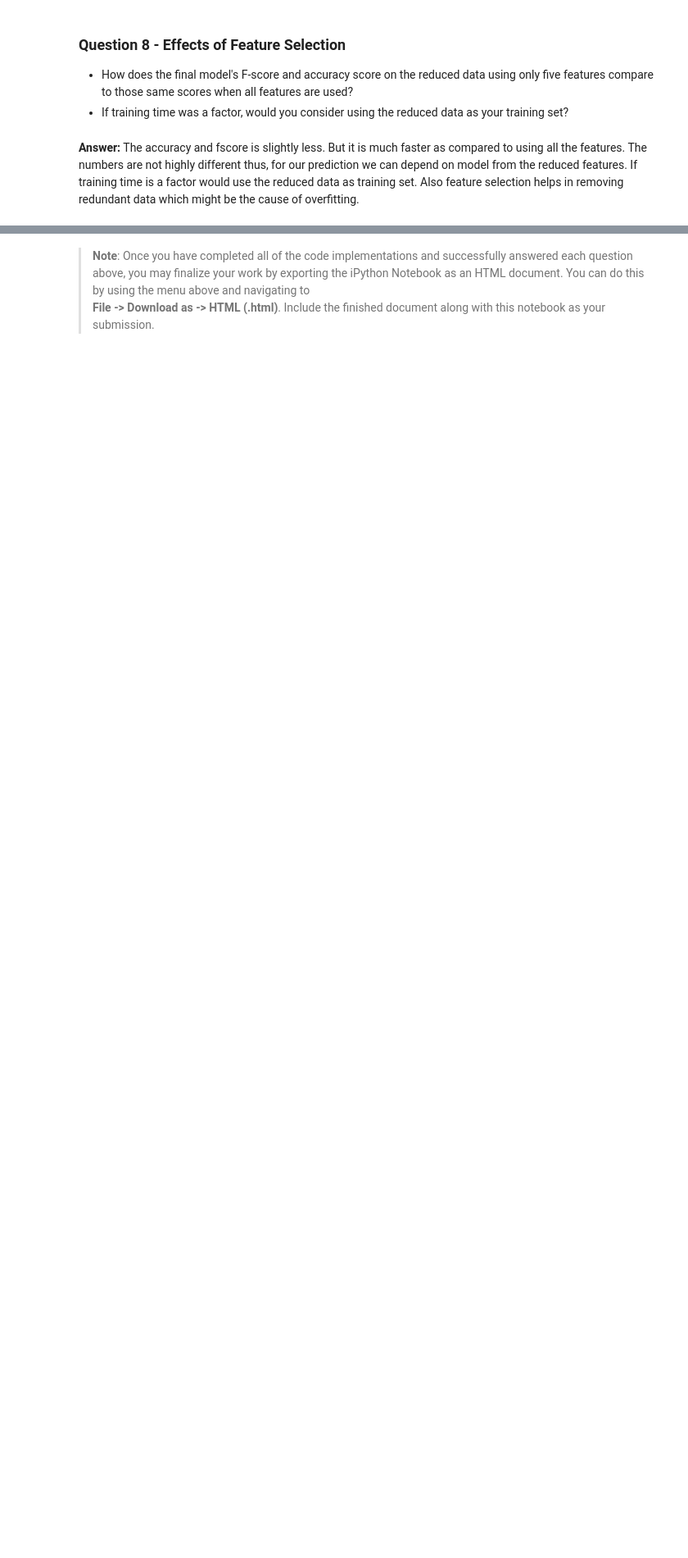
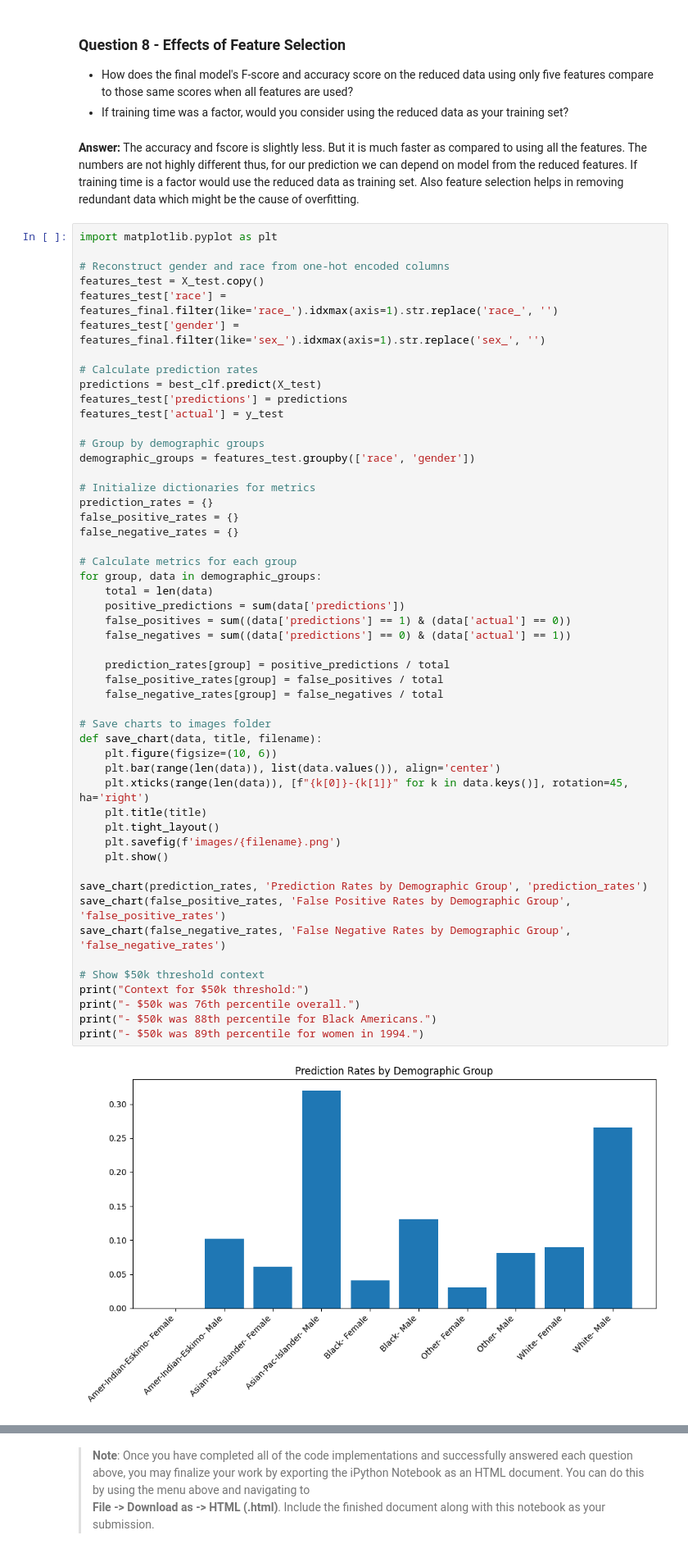
Before and after one commit to sanskriti1991/machineLearningProjects, a Jupyter notebook: finding_donors/finding_donors.ipynb, the cells around one changed output, grey strips where cells are left out. Shown at 82% size. Cells and saved outputs as stored; diff of their text form; blank space fills up the shorter version.

```diff
--- a/finding_donors/finding_donors.ipynb
+++ b/finding_donors/finding_donors.ipynb
@@ -646,3 +646,56 @@ F-score on testing data: 0.6974
 * If training time was a factor, would you consider using the reduced data as your training set?
 # %% [markdown]
 **Answer:** The accuracy and fscore is slightly less. But it is much faster as compared to using all the features. The numbers are not highly different thus, for our prediction we can depend on model from the reduced features. If training time is a factor would use the reduced data as training set. Also feature selection helps in removing redundant data which might be the cause of overfitting.
+# %%
+import matplotlib.pyplot as plt
+
+# Reconstruct gender and race from one-hot encoded columns
+features_test = X_test.copy()
+features_test['race'] = features_final.filter(like='race_').idxmax(axis=1).str.replace('race_', '')
+features_test['gender'] = features_final.filter(like='sex_').idxmax(axis=1).str.replace('sex_', '')
+
+# Calculate prediction rates
+predictions = best_clf.predict(X_test)
+features_test['predictions'] = predictions
+features_test['actual'] = y_test
+
+# Group by demographic groups
+demographic_groups = features_test.groupby(['race', 'gender'])
+
+# Initialize dictionaries for metrics
+prediction_rates = {}
+false_positive_rates = {}
+false_negative_rates = {}
+
+# Calculate metrics for each group
+for group, data in demographic_groups:
+    total = len(data)
+    positive_predictions = sum(data['predictions'])
+    false_positives = sum((data['predictions'] == 1) & (data['actual'] == 0))
+    false_negatives = sum((data['predictions'] == 0) & (data['actual'] == 1))
+
+    prediction_rates[group] = positive_predictions / total
+    false_positive_rates[group] = false_positives / total
+    false_negative_rates[group] = false_negatives / total
+
+# Save charts to images folder
+def save_chart(data, title, filename):
+    plt.figure(figsize=(10, 6))
+    plt.bar(range(len(data)), list(data.values()), align='center')
+    plt.xticks(range(len(data)), [f"{k[0]}-{k[1]}" for k in data.keys()], rotation=45, ha='right')
+    plt.title(title)
+    plt.tight_layout()
+    plt.savefig(f'images/{filename}.png')
+    plt.show()
+
+save_chart(prediction_rates, 'Prediction Rates by Demographic Group', 'prediction_rates')
+save_chart(false_positive_rates, 'False Positive Rates by Demographic Group', 'false_positive_rates')
+save_chart(false_negative_rates, 'False Negative Rates by Demographic Group', 'false_negative_rates')
+
+# Show $50k threshold context
+print("Context for $50k threshold:")
+print("- $50k was 76th percentile overall.")
+print("- $50k was 88th percentile for Black Americans.")
+print("- $50k was 89th percentile for women in 1994.")
+# %% [output]
+[figure, added]
```
Also changed, not shown: parts of 5 cells of this notebook, 9 other files.
